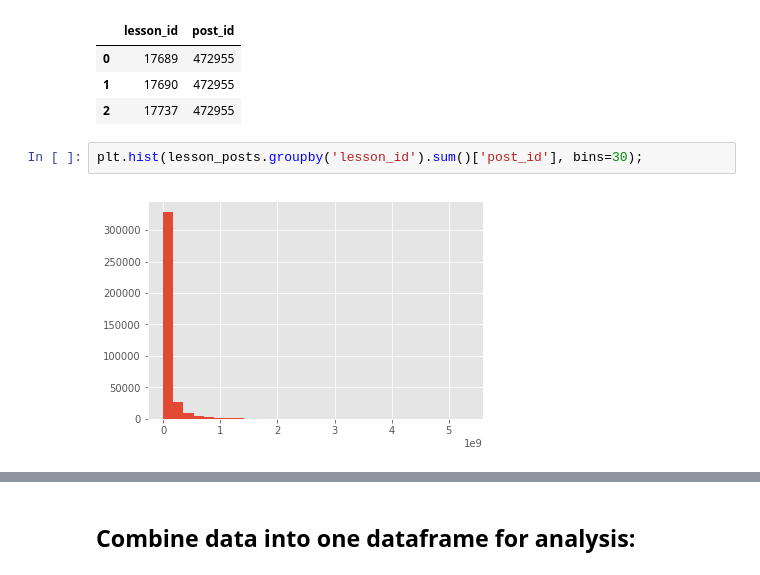
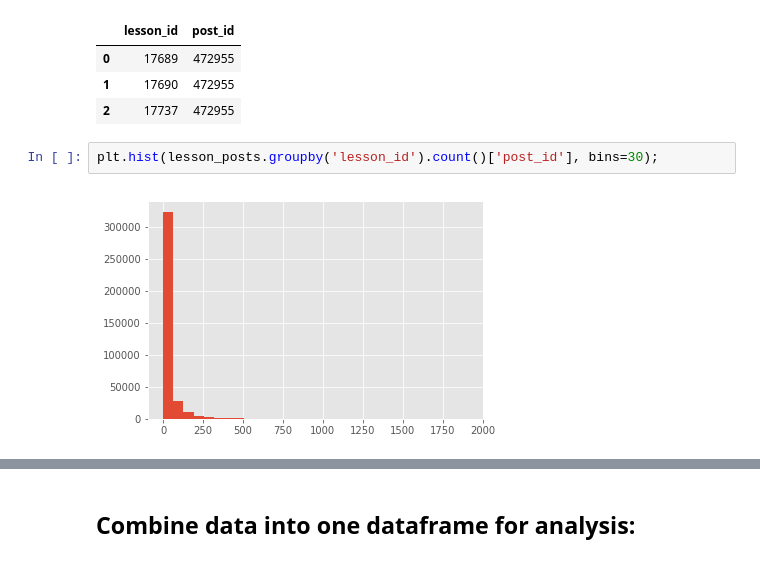
Before and after one commit to pgeurin/seniorskipday, a Jupyter notebook: src/eda.ipynb, the cells around one changed output, grey strips where cells are left out. Saved outputs shown, nothing was run; the diff lists cells and outputs as text.

```diff
--- a/src/eda.ipynb
+++ b/src/eda.ipynb
@@ -203,8 +203,8 @@ lesson_posts.head(3)
 | 1 | 17690 | 472955 |
 | 2 | 17737 | 472955 |
 # %%
-plt.hist(lesson_posts.groupby('lesson_id').sum()['post_id'], bins=30);
+plt.hist(lesson_posts.groupby('lesson_id').count()['post_id'], bins=30);
 # %% [output]
-[figure, old version]
+[figure, new version]
 # %%
 child_posts.head(3)
```
Also changed, not shown: parts of 6 cells of this notebook.
